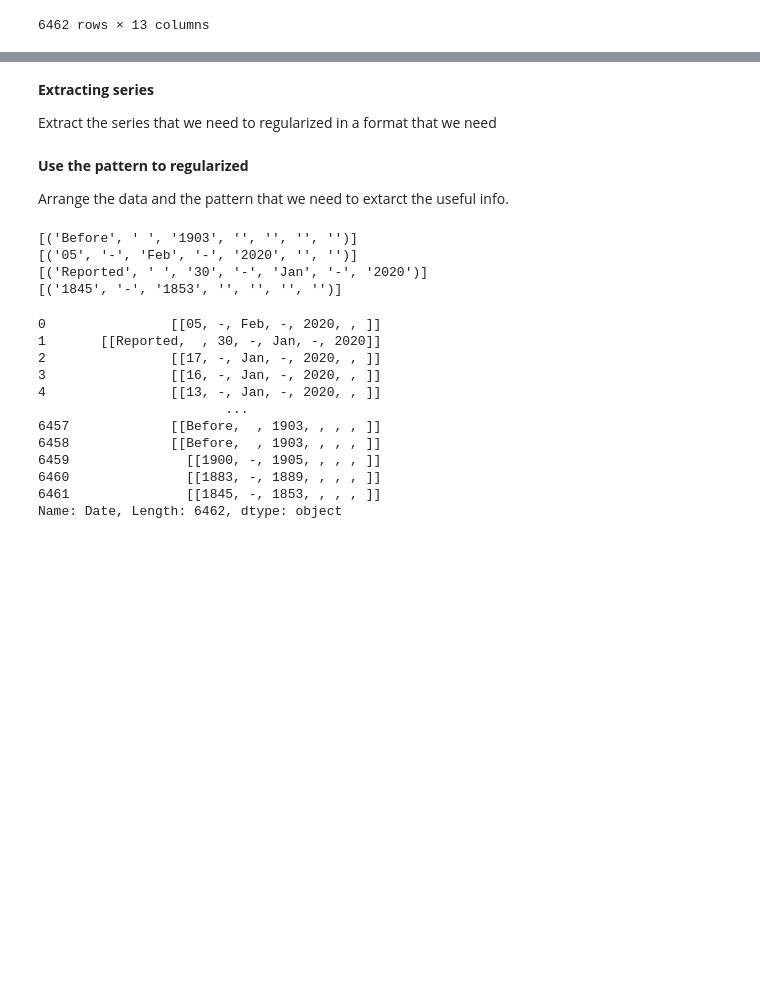
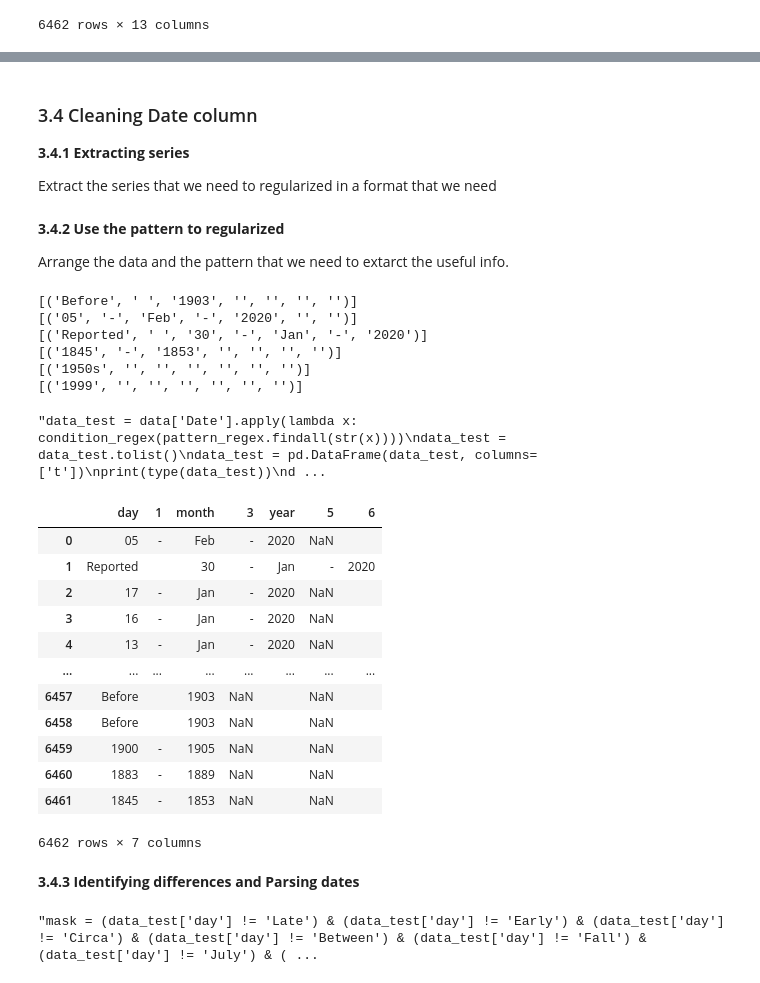
Before and after one commit to BauerPablo/shark_attack_stats, a Jupyter notebook: scripts/shark_attack_analysis.ipynb, the cells around one changed output, grey strips where cells are left out. Saved outputs shown, nothing was run; the diff lists cells and outputs as text; code cells hidden in the pictures; blank space fills up the shorter version.

```diff
--- a/scripts/shark_attack_analysis.ipynb
+++ b/scripts/shark_attack_analysis.ipynb
@@ -253,51 +263,66 @@ data
 # %% [markdown]
-**Extracting series**
+### 3.4 Cleaning Date column
+
+**3.4.1 Extracting series**
 
 Extract the series that we need to regularized in a format that we need
 # %%
 data_date_regex = data['Date']
 # %% [markdown]
-**Use the pattern to regularized**
+**3.4.2 Use the pattern to regularized**
 
 Arrange the data and the pattern that we need to extarct the useful info.
 # %%
-pattern_date = r"^([a-zA-Z]+|[0-9]+)(-|.[:space:]*)([a-zA-Z]+|[0-9]+)(-)*([a-zA-Z]+|[0-9]*)(-)*([0-9]*)"
+pattern_date = r"^([a-zA-Z]+|[a-z0-9]+)([\-\s\.])*([a-zA-Z]+|[0-9]+)?(-)*([a-zA-Z]+|[0-9]*)(-)*([0-9]*)"
 text_1 = 'Before 1903'
 text_2 = '05-Feb-2020'
-text_3 = 'Reported 30-Jan-2020	'
+text_3 = 'Reported 30-Jan-2020'
 text_4 = '1845-1853'
+text_5 = '1950s'
+text_6 = '1999'
 
 pattern_regex = re.compile(pattern_date)
-
-
-def condition_regex(x):
-    x = list(map(list, x))
-    if x is not(x=='Before') or not(x=='Reported') or int(x) > 31:
-        return x
-
 
 print(re.findall(pattern_date, text_1))
 print(re.findall(pattern_date, text_2))
 print(re.findall(pattern_date, text_3))
 print(re.findall(pattern_date, text_4))
+print(re.findall(pattern_date, text_5))
+print(re.findall(pattern_date, text_6))
 
-data_test = data['Date'].apply(lambda x: pattern_regex.findall(str(x)))
-data_test = data_test.apply(lambda x: condition_regex(x))
+data_test = data['Date'].str.extract(pattern_date)
+data_test.set_axis(['day','1','month','3','year','5','6'], axis='columns', inplace=True)
+
+#Testing methods to extract info
+"""data_test = data['Date'].apply(lambda x: condition_regex(pattern_regex.findall(str(x))))
+data_test = data_test.tolist()
+data_test = pd.DataFrame(data_test, columns=['t'])
+print(type(data_test))
 data_test
+data_test = pd.DataFrame(data_test.t.to_list(), columns=['0','1','2','3','4','5','6'])"""
 # %% [output]
 [('Before', ' ', '1903', '', '', '', '')]
 [('05', '-', 'Feb', '-', '2020', '', '')]
 [('Reported', ' ', '30', '-', 'Jan', '-', '2020')]
 [('1845', '-', '1853', '', '', '', '')]
+[('1950s', '', '', '', '', '', '')]
+[('1999', '', '', '', '', '', '')]
-0                [[05, -, Feb, -, 2020, , ]]
-1       [[Reported,  , 30, -, Jan, -, 2020]]
-2                [[17, -, Jan, -, 2020, , ]]
-3                [[16, -, Jan, -, 2020, , ]]
-4                [[13, -, Jan, -, 2020, , ]]
-                        ...
-6457             [[Before,  , 1903, , , , ]]
-6458             [[Before,  , 1903, , , , ]]
-6459               [[1900, -, 1905, , , , ]]
-6460               [[1883, -, 1889, , , , ]]
-6461               [[1845, -, 1853, , , , ]]
-Name: Date, Length: 6462, dtype: object
+"data_test = data['Date'].apply(lambda x: condition_regex(pattern_regex.findall(str(x))))\ndata_test = data_test.tolist()\ndata_test = pd.DataFrame(data_test, columns=['t'])\nprint(type(data_test))\nd ...
+# %%
+data_test
+# %% [output]
+|  | day | 1 | month | 3 | year | 5 | 6 |
+| 0 | 05 | - | Feb | - | 2020 | NaN |  |
+| 1 | Reported |  | 30 | - | Jan | - | 2020 |
+| 2 | 17 | - | Jan | - | 2020 | NaN |  |
+| 3 | 16 | - | Jan | - | 2020 | NaN |  |
+| 4 | 13 | - | Jan | - | 2020 | NaN |  |
+| ... | ... | ... | ... | ... | ... | ... | ... |
+| 6457 | Before |  | 1903 | NaN |  | NaN |  |
+| 6458 | Before |  | 1903 | NaN |  | NaN |  |
+| 6459 | 1900 | - | 1905 | NaN |  | NaN |  |
+| 6460 | 1883 | - | 1889 | NaN |  | NaN |  |
+| 6461 | 1845 | - | 1853 | NaN |  | NaN |  |
+6462 rows × 7 columns
+# %% [markdown]
+**3.4.3 Identifying differences and Parsing dates**
@@ -303,0 +358,5 @@ Name: Date, Length: 6462, dtype: object
+# %%
+'''mask = (data_test['day'] != 'Late') & (data_test['day'] != 'Early') & (data_test['day'] != 'Circa') & (data_test['day'] != 'Between') & (data_test['day'] != 'Fall') & (data_test['day'] != 'July') & (data_test['day'] != 'June') & (data_test['day'] != 'World') & (data_test['day'] != 'Winter') & (data_test['day'] != 'Some') & (data_test['day'] != 'October') & (data_test['day'] != 'A') & (data_test['day'] != 'in') & (data_test['day'] != 'Said') & (data_test['day'] != 'Beforer') & (data_test['day'] != 'Letter') & (data_test['day'] != 'Woirld') & (data_test['day'] != 'November') & (data_test['day'] != 'Last') & (data_test['day'] != 'Reprted') & (data_test['day'] != 'Reportd') & (data_test['day'] != 'December') & (data_test['day'] != 'to') & (data_test['day'] != 'No') & (data_test['day'] != 'Mid')
+data_test = data_test.loc[mask]'''
+# %% [output]
+"mask = (data_test['day'] != 'Late') & (data_test['day'] != 'Early') & (data_test['day'] != 'Circa') & (data_test['day'] != 'Between') & (data_test['day'] != 'Fall') & (data_test['day'] != 'July') & ( ...
```
Also changed, not shown: parts of 53 cells of this notebook, 1 other file.
